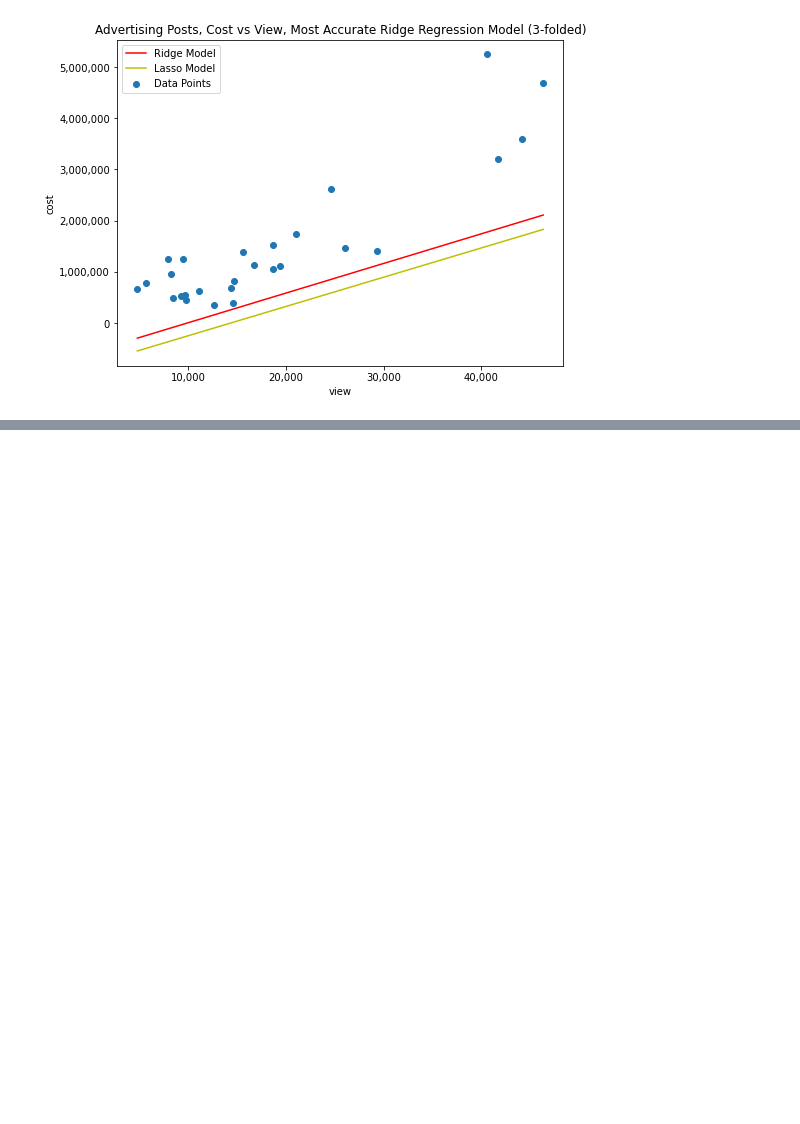
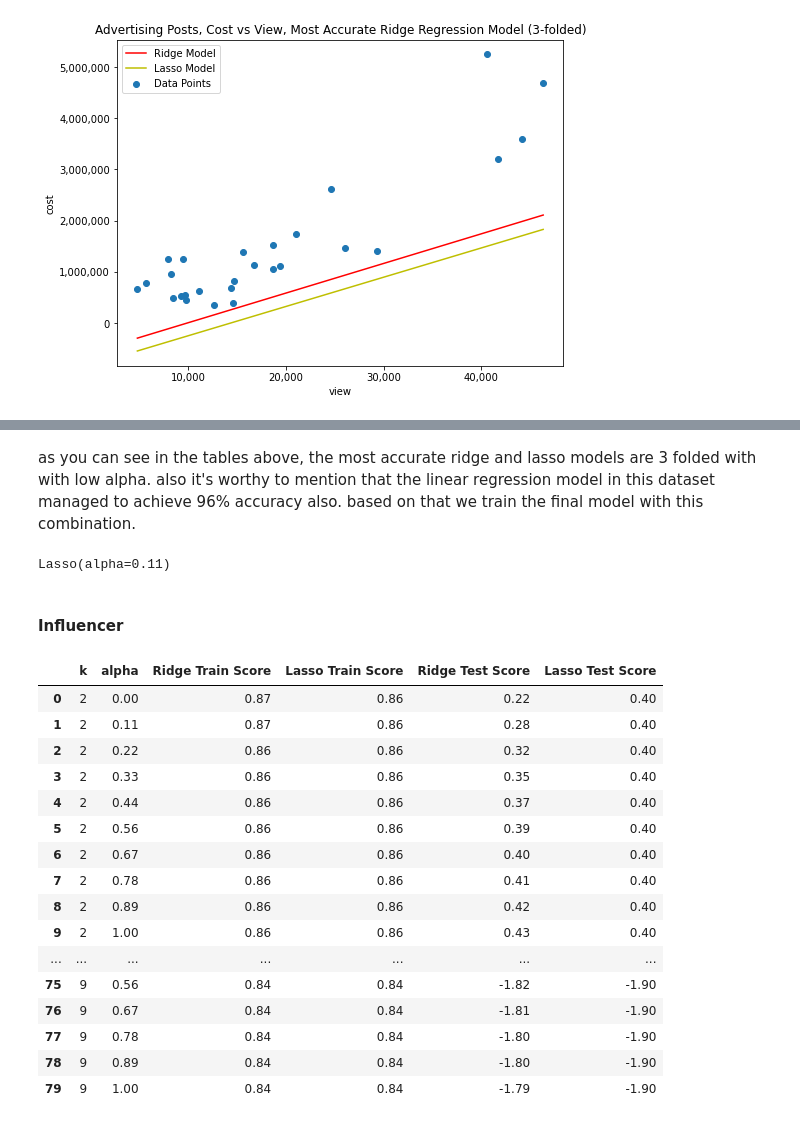
Before and after one commit to SimplyRamin/Pull-Up-Campaign-Analysis, a Jupyter notebook: Modeling-Linear-Reg.ipynb, the cells around one changed output, grey strips where cells are left out. Drawn from its saved outputs; the diff is of its cells as text; code cells hidden in the pictures; blank space fills up the shorter version.

Commit message:
finishing up linear regression and implementing NN

```diff
--- a/Modeling.ipynb
+++ b/Modeling-Linear-Reg.ipynb
@@ -804,0 +880,68 @@ plt.show()
+# %% [markdown]
+as you can see in the tables above, the most accurate ridge and lasso models are 3 folded with with low alpha. also it's worthy to mention that the linear regression model in this dataset managed to achieve 96% accuracy also. based on that we train the final model with this combination.
+# %%
+kf = KFold(n_splits = 3)
+ridge = Ridge(alpha = 0.11)
+lasso = Lasso(alpha = 0.11)
+ridge.fit(ad_story_x, ad_story_y)
+lasso.fit(ad_story_x, ad_story_y)
+# %% [output]
+Lasso(alpha=0.11)
+# %% [markdown]
+#### Influencer
+# %%
+temp_lst = []
+alphas = np.linspace(0, 1, 10)
+for i in tqdm(range(2, 10)):
+    kf = KFold(n_splits = i)
+    for train_index, test_index in kf.split(influencer_x):
+        X_train, X_test = influencer_x[train_index], influencer_x[test_index]
+        y_train, y_test = influencer_y[train_index], influencer_y[test_index]
+        for a in alphas:
+            ridge_reg = Ridge(alpha=a)
+            lasso_reg = Lasso(alpha=a)
+            ridge_reg.fit(X_train, y_train)
+            lasso_reg.fit(X_train, y_train)
+            temp_lst2 = []
+            temp_lst2.append(i)
+            temp_lst2.append(a)
+            temp_lst2.append(ridge_reg.score(X_train, y_train))
+            temp_lst2.append(lasso_reg.score(X_train, y_train))
+            temp_lst2.append(ridge_reg.score(X_test, y_test))
+            temp_lst2.append(lasso_reg.score(X_test, y_test))
+            temp_lst.append(temp_lst2)
+
+temp_df = pd.DataFrame(temp_lst, columns=['k', 'alpha', 'Ridge Train Score', 'Lasso Train Score', 'Ridge Test Score', 'Lasso Test Score'])
+
+temp_lst = []
+for k in range(2, 10):
+    for al in alphas:
+        temp_lst2 = []
+        temp_lst2.append(k)
+        temp_lst2.append(al)
+        temp_lst2.append(np.round(np.mean(temp_df[(temp_df['k'] == k) & (temp_df['alpha'] == al)]['Ridge Train Score']), decimals=4))
+        temp_lst2.append(np.round(np.mean(temp_df[(temp_df['k'] == k) & (temp_df['alpha'] == al)]['Lasso Train Score']), decimals=4))
+        temp_lst2.append(np.round(np.mean(temp_df[(temp_df['k'] == k) & (temp_df['alpha'] == al)]['Ridge Test Score']), decimals=4))
+        temp_lst2.append(np.round(np.mean(temp_df[(temp_df['k'] == k) & (temp_df['alpha'] == al)]['Lasso Test Score']), decimals=4))
+        temp_lst.append(temp_lst2)
+
+ridge_lasso_reg_eval_df = pd.DataFrame(temp_lst, columns=['k', 'alpha', 'Ridge Train Score', 'Lasso Train Score', 'Ridge Test Score', 'Lasso Test Score'])
+ridge_lasso_reg_eval_df
+# %% [output]
+|  | k | alpha | Ridge Train Score | Lasso Train Score | Ridge Test Score | Lasso Test Score |
+| 0 | 2 | 0.00 | 0.87 | 0.86 | 0.22 | 0.40 |
+| 1 | 2 | 0.11 | 0.87 | 0.86 | 0.28 | 0.40 |
+| 2 | 2 | 0.22 | 0.86 | 0.86 | 0.32 | 0.40 |
+| 3 | 2 | 0.33 | 0.86 | 0.86 | 0.35 | 0.40 |
+| 4 | 2 | 0.44 | 0.86 | 0.86 | 0.37 | 0.40 |
+| 5 | 2 | 0.56 | 0.86 | 0.86 | 0.39 | 0.40 |
+| 6 | 2 | 0.67 | 0.86 | 0.86 | 0.40 | 0.40 |
+| 7 | 2 | 0.78 | 0.86 | 0.86 | 0.41 | 0.40 |
+| 8 | 2 | 0.89 | 0.86 | 0.86 | 0.42 | 0.40 |
+| 9 | 2 | 1.00 | 0.86 | 0.86 | 0.43 | 0.40 |
+| ... | ... | ... | ... | ... | ... | ... |
+| 75 | 9 | 0.56 | 0.84 | 0.84 | -1.82 | -1.90 |
+| 76 | 9 | 0.67 | 0.84 | 0.84 | -1.81 | -1.90 |
+| 77 | 9 | 0.78 | 0.84 | 0.84 | -1.80 | -1.90 |
+| 78 | 9 | 0.89 | 0.84 | 0.84 | -1.80 | -1.90 |
+| 79 | 9 | 1.00 | 0.84 | 0.84 | -1.79 | -1.90 |
```
Also changed, not shown: parts of 36 cells of this notebook.
